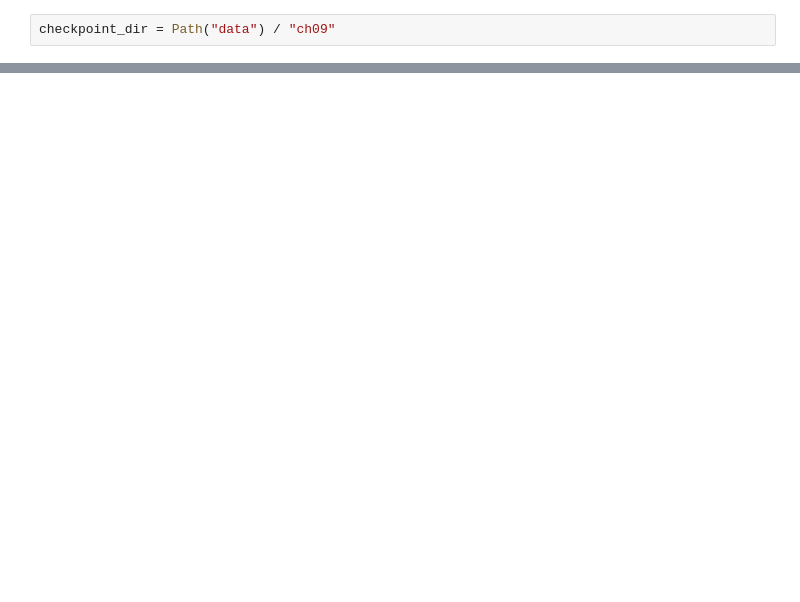
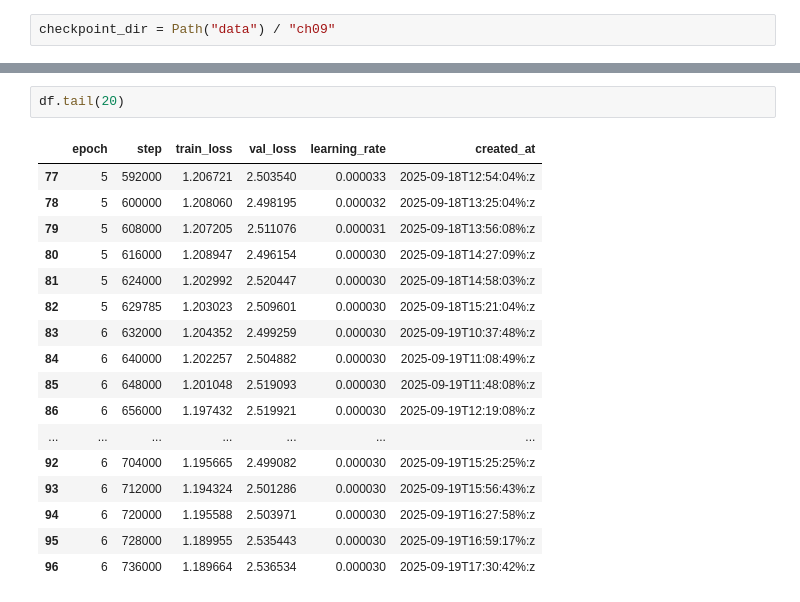
Before and after one commit to d2jvkpn/exercises, a Jupyter notebook: 2025_ai/Train_Your_Own_LLM/ch09_train.plot.ipynb, the cells around one changed output, grey strips where cells are left out. Cells and saved outputs as stored; diff of their text form; blank space fills up the shorter version.

```diff
--- a/2025_ai/Train_Your_Own_LLM/ch09_train.plot.ipynb
+++ b/2025_ai/Train_Your_Own_LLM/ch09_train.plot.ipynb
@@ -72,3 +82,23 @@ df
+# %%
+df.tail(20)
+# %% [output]
+|  | epoch | step | train_loss | val_loss | learning_rate | created_at |
+| 77 | 5 | 592000 | 1.206721 | 2.503540 | 0.000033 | 2025-09-18T12:54:04%:z |
+| 78 | 5 | 600000 | 1.208060 | 2.498195 | 0.000032 | 2025-09-18T13:25:04%:z |
+| 79 | 5 | 608000 | 1.207205 | 2.511076 | 0.000031 | 2025-09-18T13:56:08%:z |
+| 80 | 5 | 616000 | 1.208947 | 2.496154 | 0.000030 | 2025-09-18T14:27:09%:z |
+| 81 | 5 | 624000 | 1.202992 | 2.520447 | 0.000030 | 2025-09-18T14:58:03%:z |
+| 82 | 5 | 629785 | 1.203023 | 2.509601 | 0.000030 | 2025-09-18T15:21:04%:z |
+| 83 | 6 | 632000 | 1.204352 | 2.499259 | 0.000030 | 2025-09-19T10:37:48%:z |
+| 84 | 6 | 640000 | 1.202257 | 2.504882 | 0.000030 | 2025-09-19T11:08:49%:z |
+| 85 | 6 | 648000 | 1.201048 | 2.519093 | 0.000030 | 2025-09-19T11:48:08%:z |
+| 86 | 6 | 656000 | 1.197432 | 2.519921 | 0.000030 | 2025-09-19T12:19:08%:z |
+| ... | ... | ... | ... | ... | ... | ... |
+| 92 | 6 | 704000 | 1.195665 | 2.499082 | 0.000030 | 2025-09-19T15:25:25%:z |
+| 93 | 6 | 712000 | 1.194324 | 2.501286 | 0.000030 | 2025-09-19T15:56:43%:z |
+| 94 | 6 | 720000 | 1.195588 | 2.503971 | 0.000030 | 2025-09-19T16:27:58%:z |
+| 95 | 6 | 728000 | 1.189955 | 2.535443 | 0.000030 | 2025-09-19T16:59:17%:z |
+| 96 | 6 | 736000 | 1.189664 | 2.536534 | 0.000030 | 2025-09-19T17:30:42%:z |
 # %%
 plt.figure(figsize=(10, 5))
 plt.plot(df['step'], df['train_loss'], label="Train Losses")
```
Also changed, not shown: parts of 6 cells of this notebook, 20 other files.
